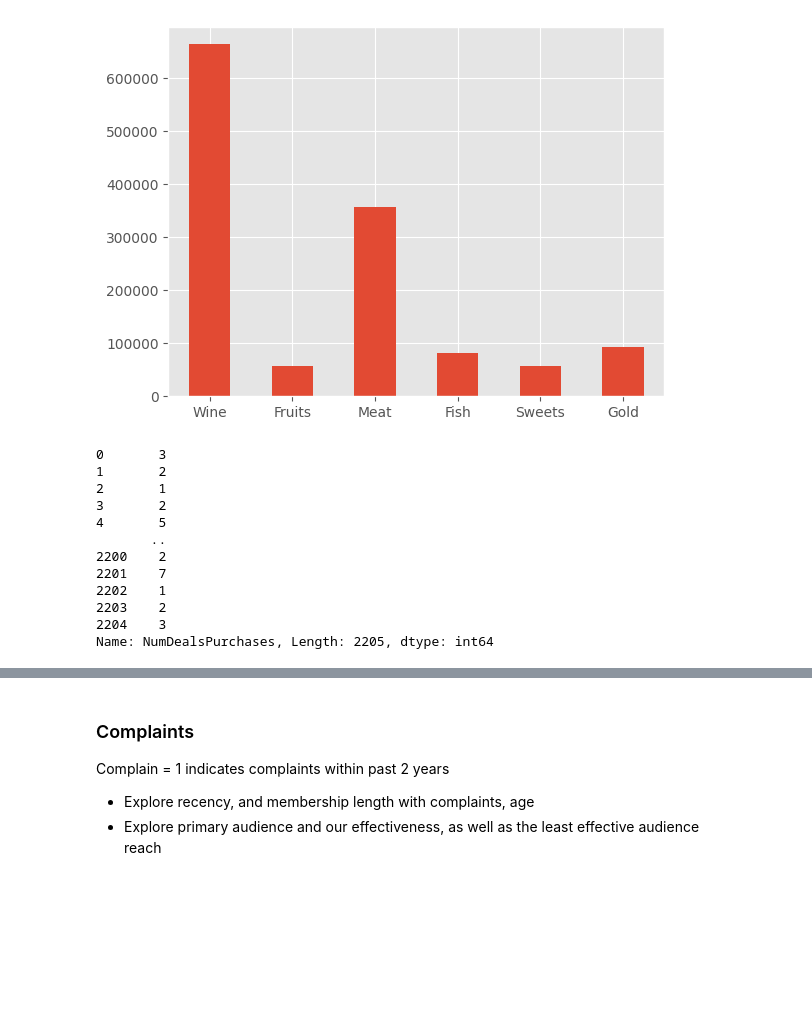
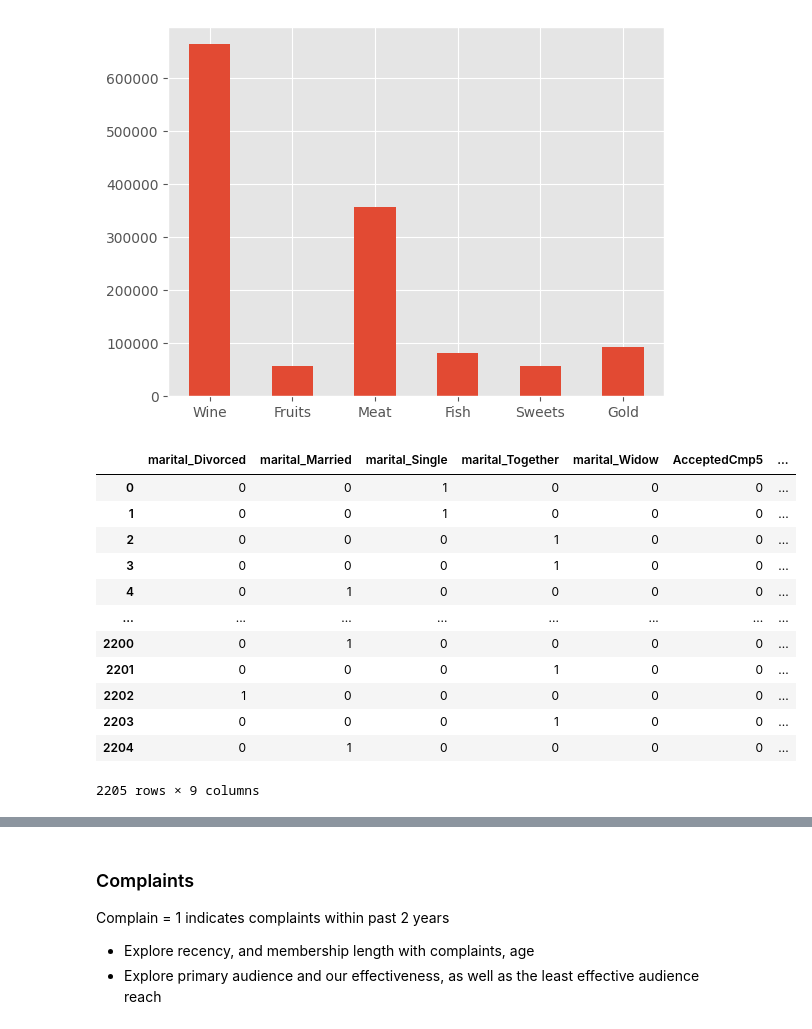
Before and after one commit to DottL/MarketingAnalysis, a Jupyter notebook: MarketingCampaignsAnalysis.ipynb, the cells around one changed output, grey strips where cells are left out. Cells and saved outputs as stored; diff of their text form; code cells hidden in the pictures; blank space fills up the shorter version.

```diff
--- a/MarketingCampaignsAnalysis.ipynb
+++ b/MarketingCampaignsAnalysis.ipynb
@@ -573,20 +724,19 @@ plt.show()
 [figure]
 [figure]
 [figure]
-# %%
-#Deals
-# Across different purchase methods, products, what is it like for deals
-camp_data['NumDealsPurchases']
-# %% [output]
-0       3
-1       2
-2       1
-3       2
-4       5
-       ..
-2200    2
-2201    7
-2202    1
-2203    2
-2204    3
-Name: NumDealsPurchases, Length: 2205, dtype: int64
+# %%
+marital_comp
+# %% [output]
+|  | marital_Divorced | marital_Married | marital_Single | marital_Together | marital_Widow | AcceptedCmp5 | ... |
+| 0 | 0 | 0 | 1 | 0 | 0 | 0 | ... |
+| 1 | 0 | 0 | 1 | 0 | 0 | 0 | ... |
+| 2 | 0 | 0 | 0 | 1 | 0 | 0 | ... |
+| 3 | 0 | 0 | 0 | 1 | 0 | 0 | ... |
+| 4 | 0 | 1 | 0 | 0 | 0 | 0 | ... |
+| ... | ... | ... | ... | ... | ... | ... | ... |
+| 2200 | 0 | 1 | 0 | 0 | 0 | 0 | ... |
+| 2201 | 0 | 0 | 0 | 1 | 0 | 0 | ... |
+| 2202 | 1 | 0 | 0 | 0 | 0 | 0 | ... |
+| 2203 | 0 | 0 | 0 | 1 | 0 | 0 | ... |
+| 2204 | 0 | 1 | 0 | 0 | 0 | 0 | ... |
+2205 rows × 9 columns
```
Also changed, not shown: parts of 30 cells of this notebook.
